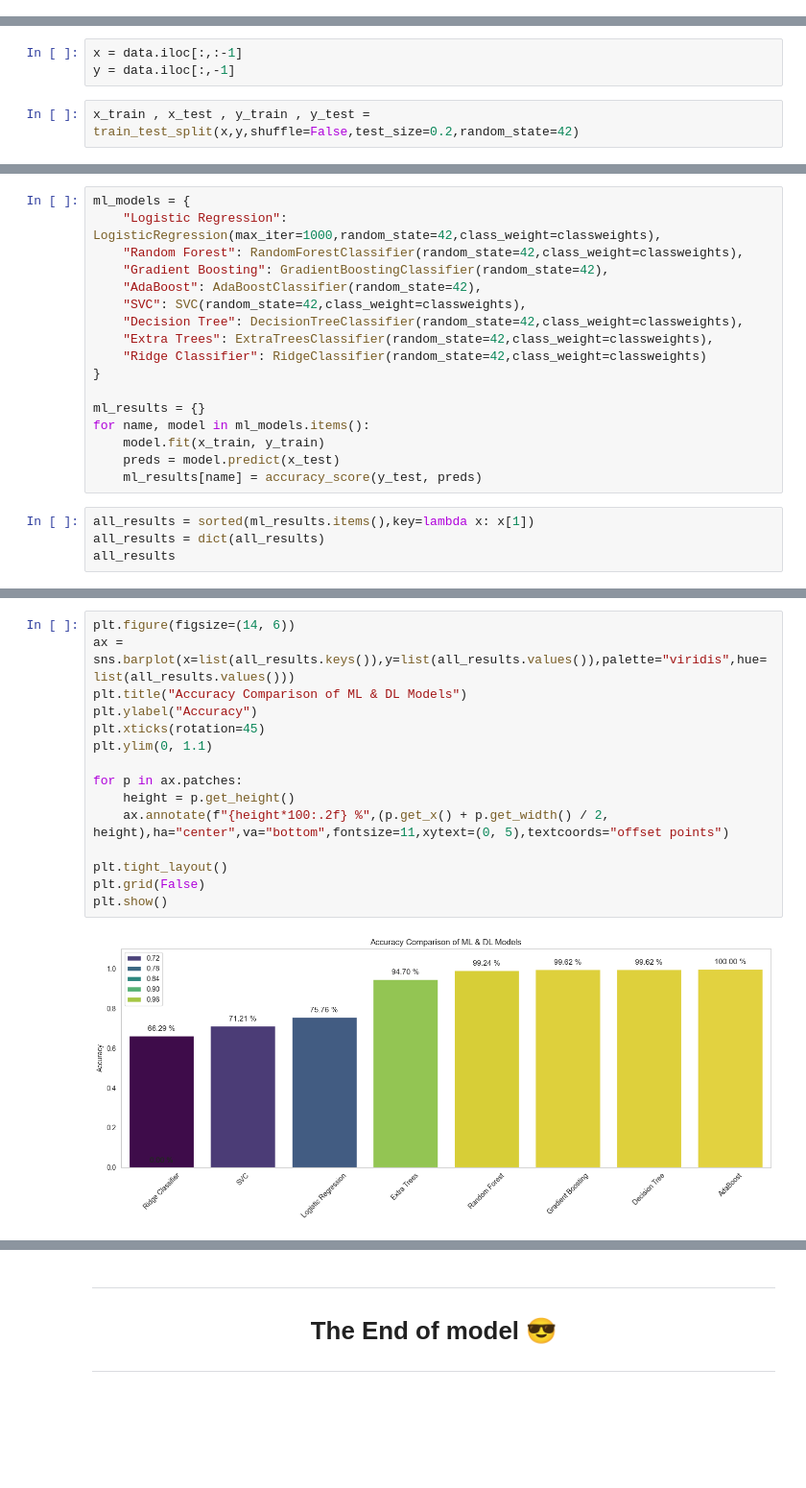
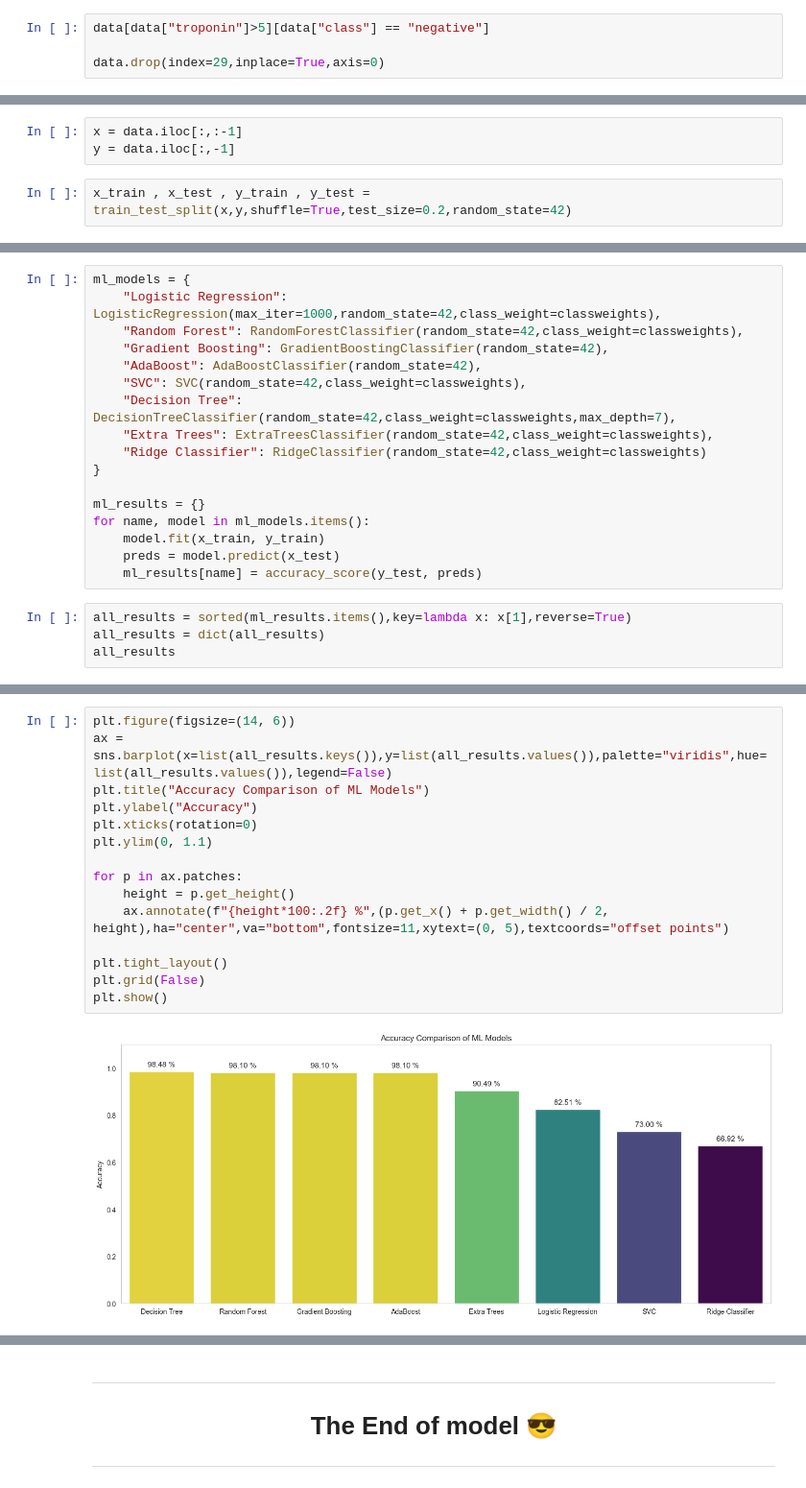
Before and after one commit to Youssef3082004/Heart_Attack_Model, a Jupyter notebook: Heart_Attack_ML.ipynb, the cells around one changed output, grey strips where cells are left out. Shown at 96% size. Drawn from its saved outputs; the diff is of its cells as text; blank space fills up the shorter version.

```diff
--- a/Heart_Attack_ML.ipynb
+++ b/Heart_Attack_ML.ipynb
@@ -139,0 +386,4 @@ plt.show()
+# %%
+data[data["troponin"]>5][data["class"] == "negative"]
+
+data.drop(index=29,inplace=True,axis=0)
@@ -182,4 +466,4 @@ for column in ['age', 'impluse','pressurehight','pressurelow','glucose','kcm']:
 x = data.iloc[:,:-1]
 y = data.iloc[:,-1]
 # %%
-x_train , x_test , y_train , y_test = train_test_split(x,y,shuffle=False,test_size=0.2,random_state=42)
+x_train , x_test , y_train , y_test = train_test_split(x,y,shuffle=True,test_size=0.2,random_state=42)
@@ -197,7 +485,7 @@ ml_models = {
     "Gradient Boosting": GradientBoostingClassifier(random_state=42),
     "AdaBoost": AdaBoostClassifier(random_state=42),
     "SVC": SVC(random_state=42,class_weight=classweights),
-    "Decision Tree": DecisionTreeClassifier(random_state=42,class_weight=classweights),
+    "Decision Tree": DecisionTreeClassifier(random_state=42,class_weight=classweights,max_depth=7),
     "Extra Trees": ExtraTreesClassifier(random_state=42,class_weight=classweights),
     "Ridge Classifier": RidgeClassifier(random_state=42,class_weight=classweights)
 }
@@ -208,7 +496,7 @@ for name, model in ml_models.items():
     preds = model.predict(x_test)
     ml_results[name] = accuracy_score(y_test, preds)
 # %%
-all_results = sorted(ml_results.items(),key=lambda x: x[1])
+all_results = sorted(ml_results.items(),key=lambda x: x[1],reverse=True)
 all_results = dict(all_results)
 all_results
 # %% [output]
@@ -223,17 +511,17 @@ all_results
 # %%
 plt.figure(figsize=(14, 6))
-ax = sns.barplot(x=list(all_results.keys()),y=list(all_results.values()),palette="viridis",hue=list(all_results.values()))
-plt.title("Accuracy Comparison of ML & DL Models")
+ax = sns.barplot(x=list(all_results.keys()),y=list(all_results.values()),palette="viridis",hue=list(all_results.values()),legend=False)
+plt.title("Accuracy Comparison of ML Models")
 plt.ylabel("Accuracy")
-plt.xticks(rotation=45)
+plt.xticks(rotation=0)
 plt.ylim(0, 1.1)
 
 for p in ax.patches:
     height = p.get_height()
     ax.annotate(f"{height*100:.2f} %",(p.get_x() + p.get_width() / 2, height),ha="center",va="bottom",fontsize=11,xytext=(0, 5),textcoords="offset points")
 
 plt.tight_layout()
 plt.grid(False)
 plt.show()
 # %% [output]
-[figure, old version]
+[figure, new version]
```
Also changed, not shown: parts of 51 cells of this notebook.
